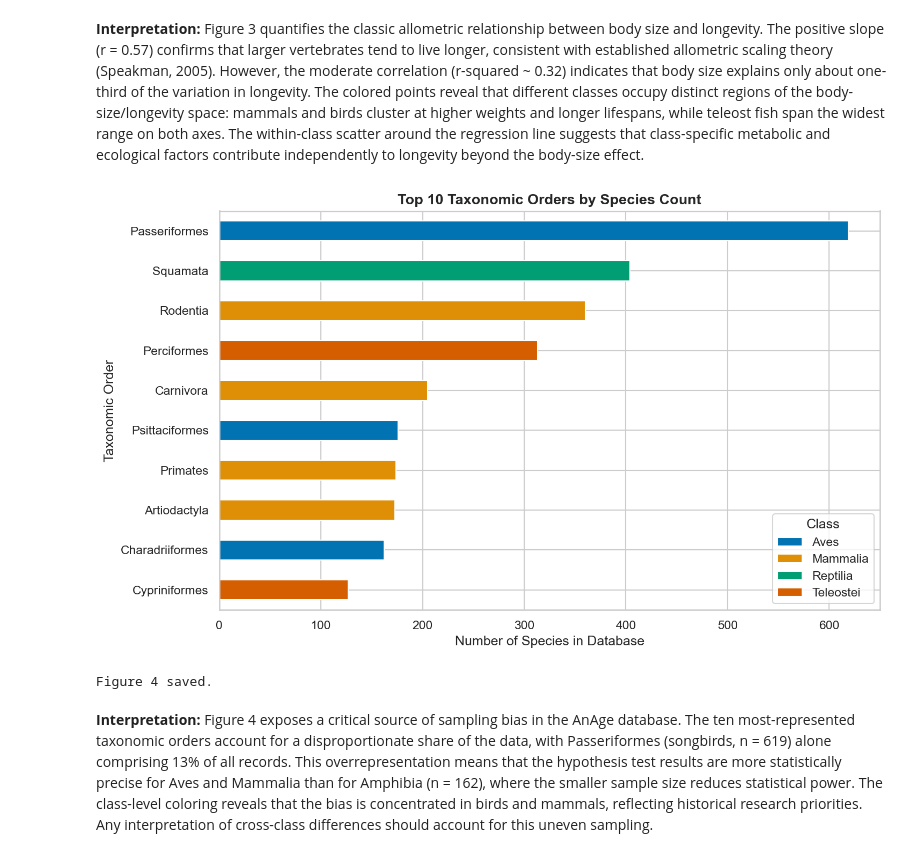
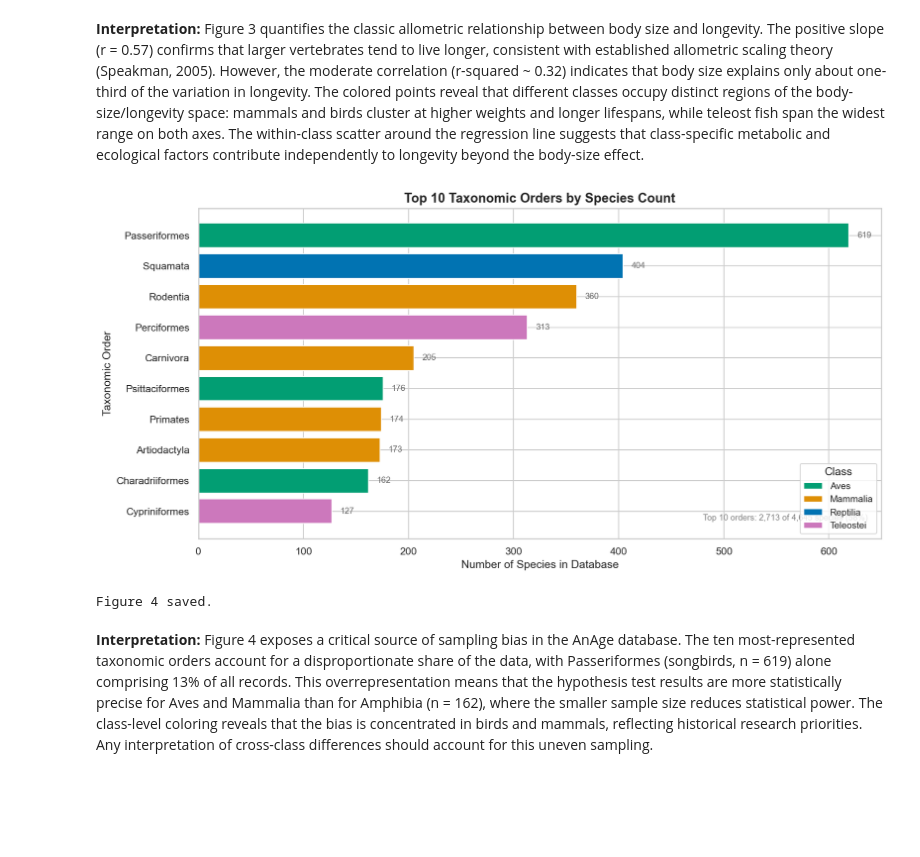
Before and after one commit to trwilcoxson/udacity-nd608-project2-statistics, a Jupyter notebook: analysis.ipynb, the cells around one changed output. Saved outputs shown, nothing was run; the diff lists cells and outputs as text; code cells hidden in the pictures; blank space fills up the shorter version.

```diff
--- a/analysis.ipynb
+++ b/analysis.ipynb
@@ -144,8 +164,8 @@ df = df.rename(columns=rename_map)
 df['log10_longevity'] = np.log10(df['max_longevity_yrs'])
 df['log10_adult_weight'] = np.log10(df['adult_weight_g'])
 
-# Define the five major vertebrate classes for comparative analysis
-VERTEBRATE_CLASSES = ['Mammalia', 'Aves', 'Teleostei', 'Reptilia', 'Amphibia']
+# Use shared CLASS_ORDER from setup cell
+VERTEBRATE_CLASSES = CLASS_ORDER
 
 print('Species per taxonomic class (top 10):')
 print(df['Class'].value_counts().head(10))
@@ -404,33 +481,43 @@ suggests that class-specific metabolic and ecological factors contribute
 independently to longevity beyond the body-size effect.
 # %%
 # Figure 4: Top 10 Taxonomic Orders by Species Count
-# Reveals sampling bias: some orders are far more represented than others.
 order_totals = df.groupby('Order').size().nlargest(10).sort_values(ascending=True)
 order_class = df[df['Order'].isin(order_totals.index)].groupby('Order')['Class'].agg(
     lambda x: x.value_counts().index[0])
 
-colors = sns.color_palette('colorblind', n_colors=len(order_class.unique()))
-class_color_map = dict(zip(sorted(order_class.unique()), colors))
-bar_colors = [class_color_map[order_class[o]] for o in order_totals.index]
+bar_colors = [CLASS_COLORS.get(order_class[o], 'gray') for o in order_totals.index]
 
-fig, ax = plt.subplots(figsize=(10, 6))
-order_totals.plot.barh(ax=ax, color=bar_colors, edgecolor='white')
+fig, ax = plt.subplots(figsize=(12, 6))
+bars = ax.barh(range(len(order_totals)), order_totals.values,
+               color=bar_colors, edgecolor='white')
+ax.set_yticks(range(len(order_totals)))
+ax.set_yticklabels(order_totals.index)
 ax.set_xlabel('Number of Species in Database')
 ax.set_ylabel('Taxonomic Order')
-ax.set_title('Top 10 Taxonomic Orders by Species Count',
-             fontsize=13, fontweight='bold')
+ax.set_title('Top 10 Taxonomic Orders by Species Count', **SUPTITLE_KW)
 
-from matplotlib.patches import Patch
-legend_elements = [Patch(facecolor=class_color_map[c], label=c)
-                   for c in sorted(order_class.unique())]
-ax.legend(handles=legend_elements, title='Class', loc='lower right')
+# Bar-end count labels
+for i, (count, bar) in enumerate(zip(order_totals.values, bars)):
+    ax.text(count + 8, i, str(count), va='center', fontsize=9, color='dimgray')
+
+# Total species context
+top10_total = order_totals.sum()
+ax.text(0.98, 0.05,
+        f'Top 10 orders: {top10_total:,} of {len(df):,} species ({top10_total/len(df)*100:.0f}%)',
+        transform=ax.transAxes, ha='right', va='bottom', fontsize=9,
+        color='gray')
+
+# Class legend
+unique_classes = sorted(order_class.unique())
+legend_elements = [Patch(facecolor=CLASS_COLORS[c], label=c) for c in unique_classes]
+ax.legend(handles=legend_elements, title='Class', loc='lower right', fontsize=10)
 
 plt.tight_layout()
 plt.savefig(f'{FIGURES_DIR}fig4_top_orders.png', bbox_inches='tight')
 plt.show()
 print('Figure 4 saved.')
 # %% [output]
-[figure, old version]
+[figure, new version]
 Figure 4 saved.
 # %% [markdown]
 **Interpretation:** Figure 4 exposes a critical source of sampling bias in the
```
Also changed, not shown: parts of 13 cells of this notebook, 8 other files.
